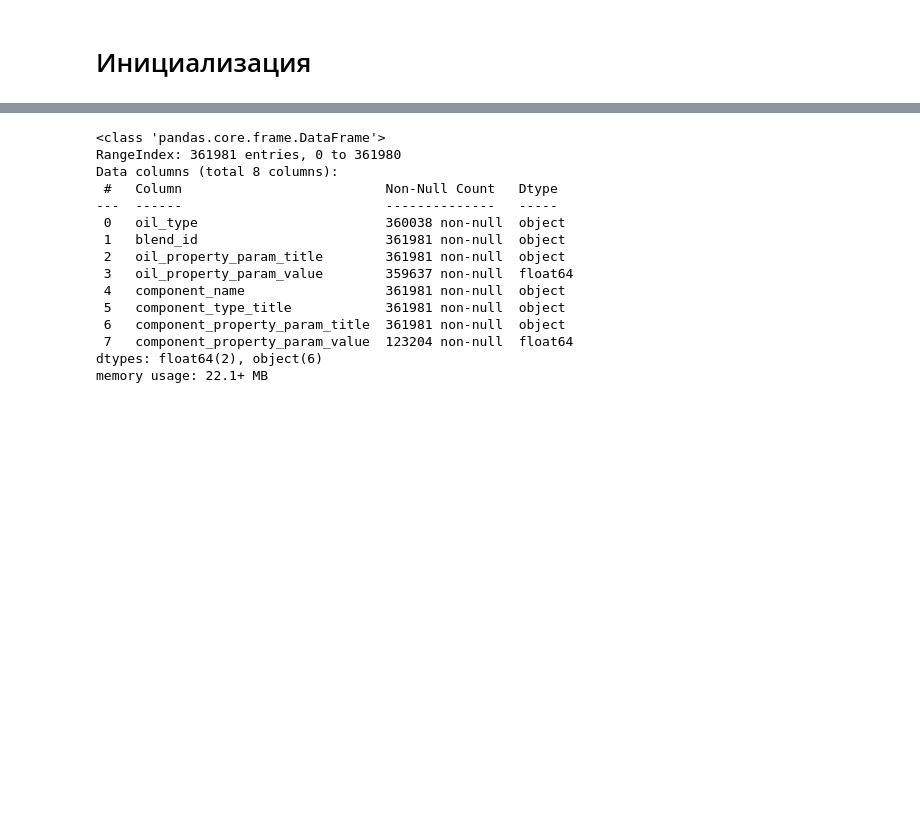
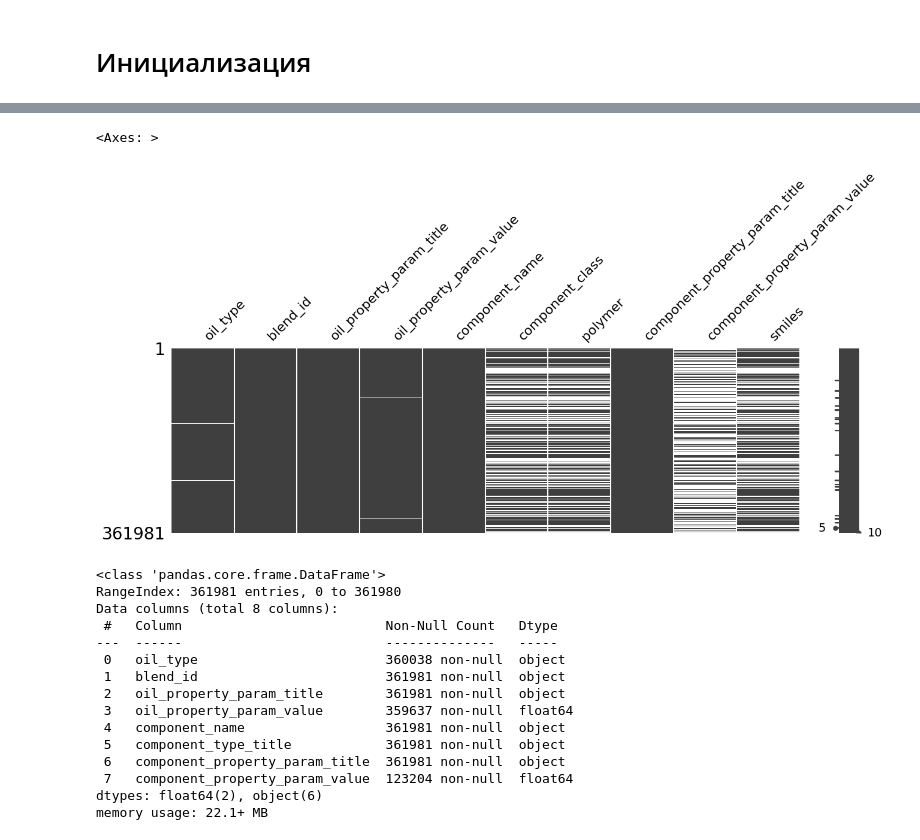
Before and after one commit to iliaNecrov/neftekod_hack, a Jupyter notebook: nef_code.ipynb, the cells around one changed output, grey strips where cells are left out. Cells and saved outputs as stored; diff of their text form; code cells hidden in the pictures; blank space fills up the shorter version.

```diff
--- a/nef_code.ipynb
+++ b/nef_code.ipynb
@@ -13,3 +48,8 @@ df = pd.read_csv("train_data.csv")
+# %%
+msno.matrix(df, figsize=(15,4))
+# %% [output]
+<Axes: >
+[figure, added]
 # %%
 df.info()
 # %% [output]
```
Also changed, not shown: parts of 23 cells of this notebook.
